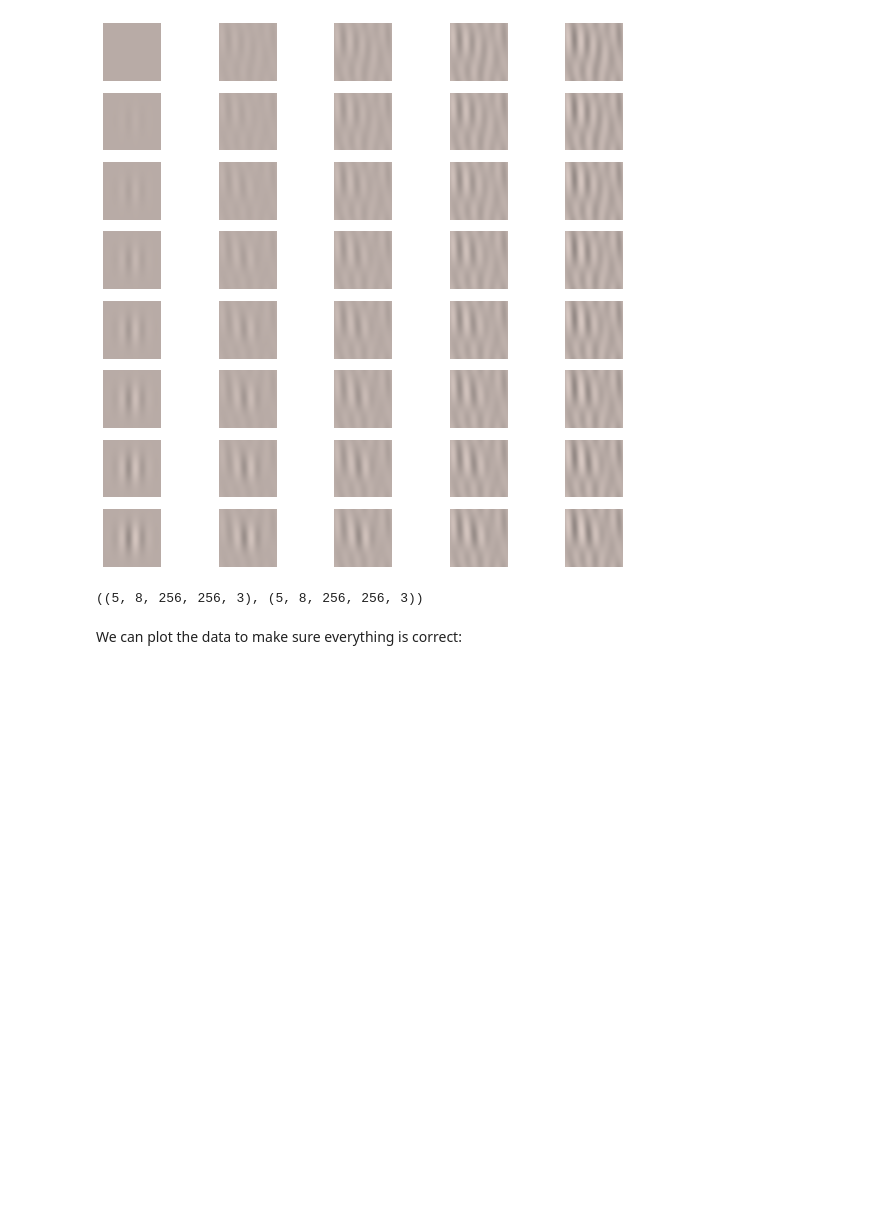
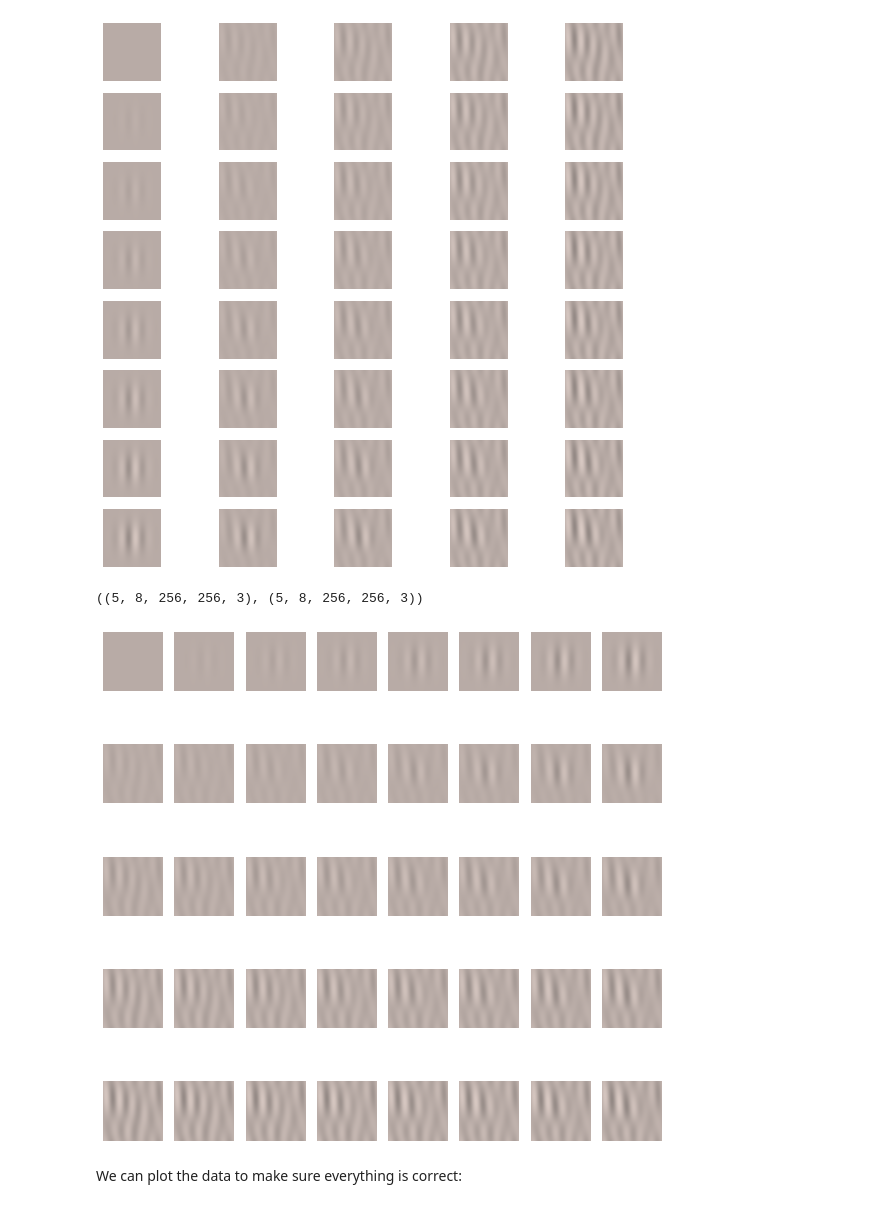
Before and after one commit to Jorgvt/PerceptualTests, a Jupyter notebook: Experiments/masking_perceptnet.ipynb, the cells around one changed output. Saved outputs shown, nothing was run; the diff lists cells and outputs as text; code cells hidden in the pictures; blank space fills up the shorter version.

Commit message:
:memo: Added another plot and a bit of explanation to clarify the data.

```diff
--- a/Experiments/masking_perceptnet.ipynb
+++ b/Experiments/masking_perceptnet.ipynb
@@ -50,6 +50,15 @@ gabor_hf = gabor_hf.transpose(4,3,0,1,2)
 gabor_lf.shape, gabor_hf.shape
 # %% [output]
 ((5, 8, 256, 256, 3), (5, 8, 256, 256, 3))
+# %%
+fig, ax = plt.subplots(*gabor_lf.shape[:2], figsize=(10,10))
+for i in range(gabor_lf.shape[0]):
+    for j in range(gabor_lf.shape[1]):
+        ax[i][j].imshow(gabor_lf[i,j,:,:,:])
+        ax[i][j].axis('off')
+plt.show()
+# %% [output]
+[figure, added]
 # %% [markdown]
 We can plot the data to make sure everything is correct:
 # %%
```
Also changed, not shown: parts of 2 cells of this notebook.
